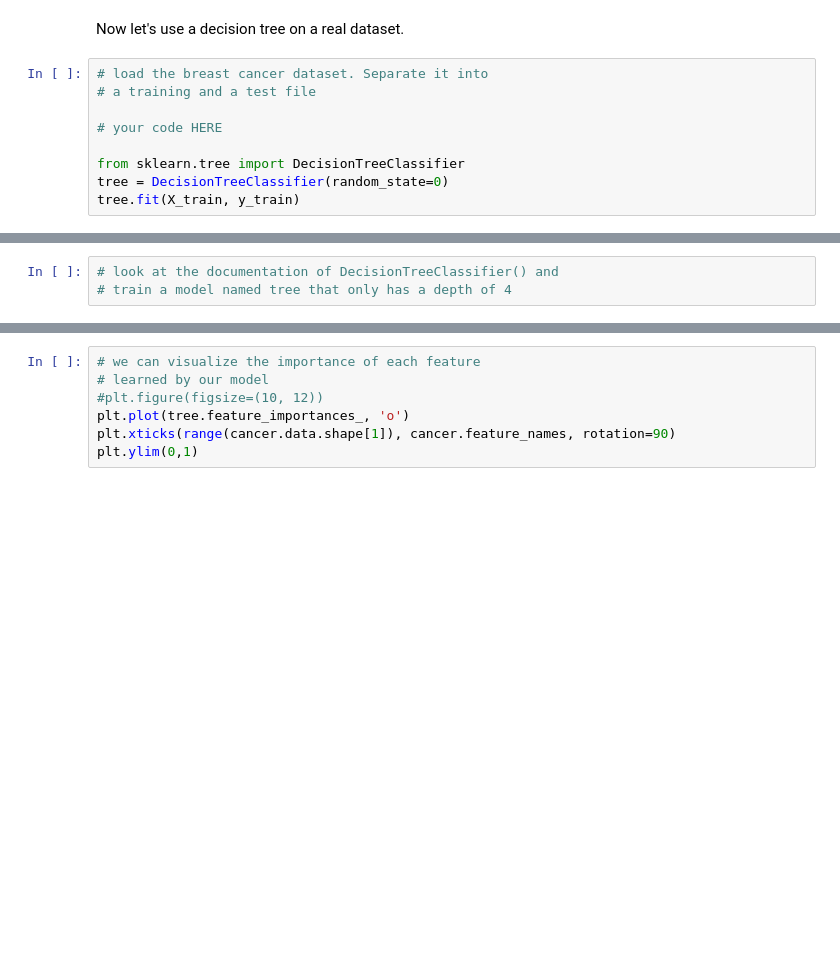
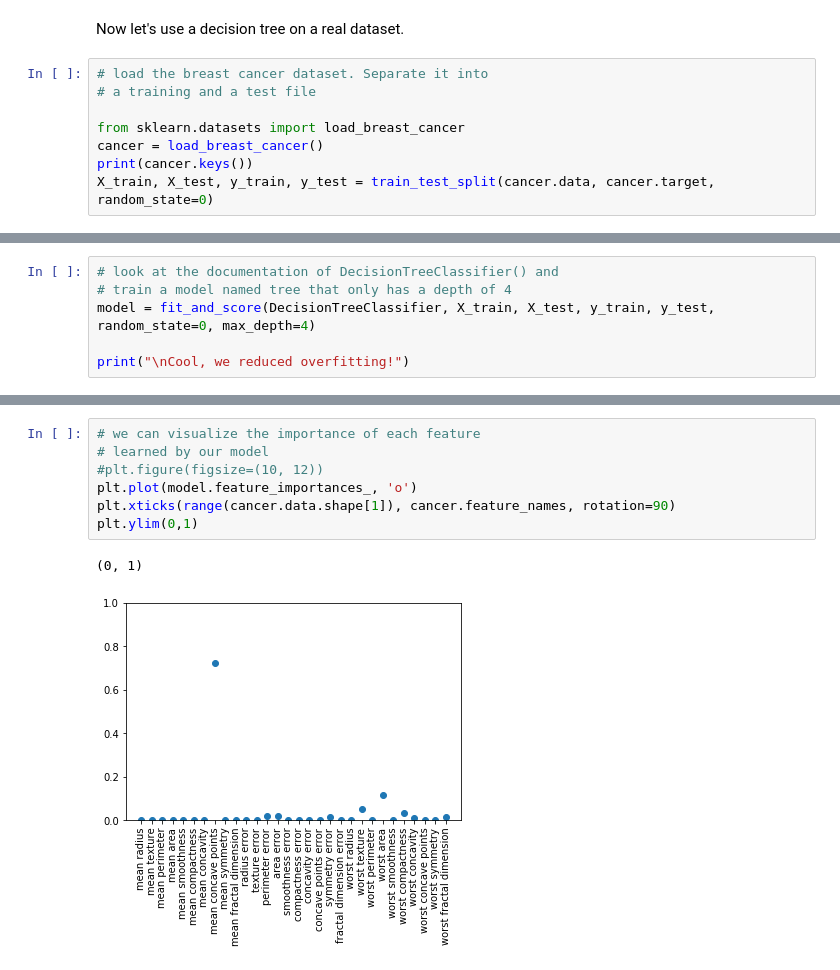
Before and after one commit to RaphaelChevasson/data-analysis, a Jupyter notebook: session-3/session-3.ipynb, the cells around one changed output, grey strips where cells are left out. Saved outputs shown, nothing was run; the diff lists cells and outputs as text; blank space fills up the shorter version.

```diff
--- a/session-3/session-3.ipynb
+++ b/session-3/session-3.ipynb
@@ -62,8 +141,7 @@ Now let's use a decision tree on a real dataset.
 # load the breast cancer dataset. Separate it into
 # a training and a test file
 
-# your code HERE
-
-from sklearn.tree import DecisionTreeClassifier
-tree = DecisionTreeClassifier(random_state=0)
-tree.fit(X_train, y_train)
+from sklearn.datasets import load_breast_cancer
+cancer = load_breast_cancer()
+print(cancer.keys())
+X_train, X_test, y_train, y_test = train_test_split(cancer.data, cancer.target, random_state=0)
@@ -73,3 +159,6 @@ tree.fit(X_train, y_train)
 # %%
 # look at the documentation of DecisionTreeClassifier() and
 # train a model named tree that only has a depth of 4
+model = fit_and_score(DecisionTreeClassifier, X_train, X_test, y_train, y_test, random_state=0, max_depth=4)
+
+print("\nCool, we reduced overfitting!")
@@ -93,7 +209,10 @@ graphviz.Source(breast_tree)
 # %%
 # we can visualize the importance of each feature
 # learned by our model
 #plt.figure(figsize=(10, 12))
-plt.plot(tree.feature_importances_, 'o')
+plt.plot(model.feature_importances_, 'o')
 plt.xticks(range(cancer.data.shape[1]), cancer.feature_names, rotation=90)
 plt.ylim(0,1)
+# %% [output]
+(0, 1)
+[figure, added]
```
Also changed, not shown: parts of 18 cells of this notebook, 5 other files.
